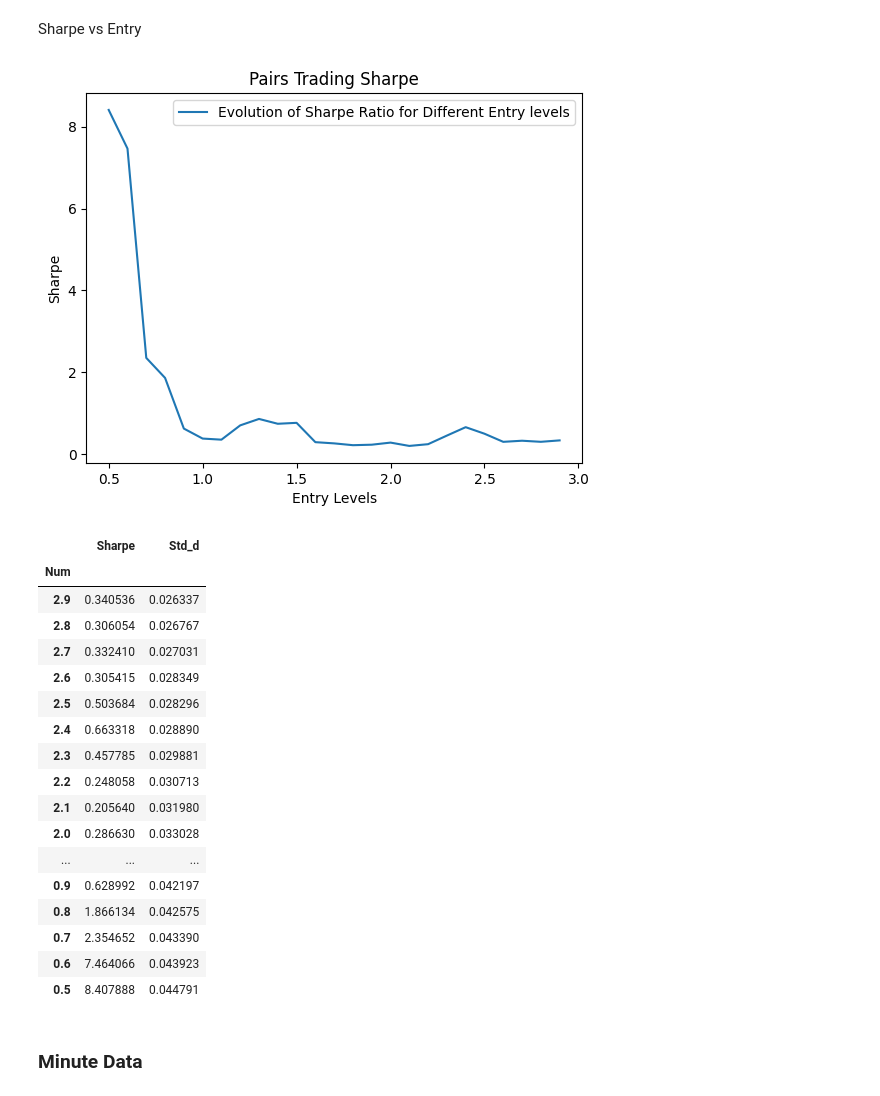
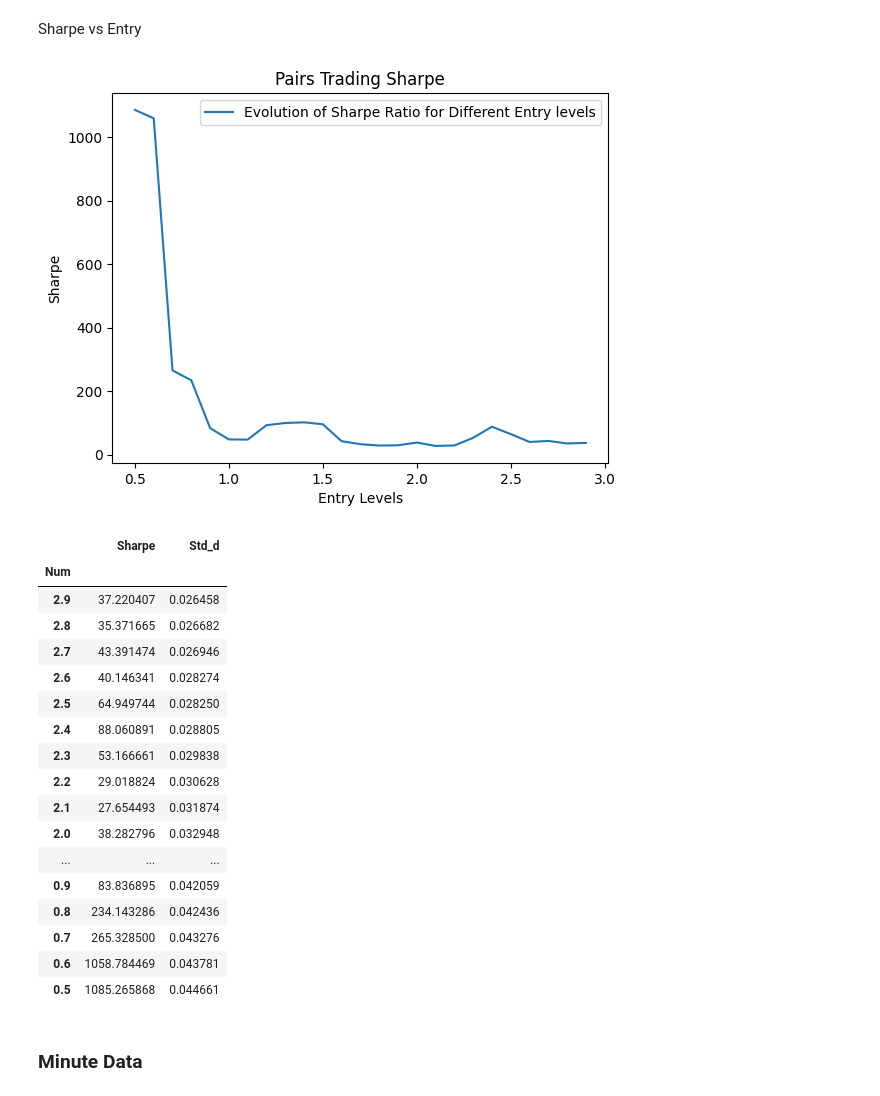
Before and after one commit to Austinai123/minute-data-fetcher, a Jupyter notebook: minute-price-fetcher.ipynb, the cells around one changed output. Drawn from its saved outputs; the diff is of its cells as text; code cells hidden in the pictures.

```diff
--- a/minute-price-fetcher.ipynb
+++ b/minute-price-fetcher.ipynb
@@ -280,7 +240,8 @@ def get_all_OHLC_data(symbol, timeframe, limit=1000):
         if len(OHLC_data) == 0:
             break  # Break the loop if no more data is available
 
-        combined_OHLC = pd.concat([combined_OHLC, OHLC_data], ignore_index=True)
+        if not OHLC_data.dropna(how='all').empty:
+            combined_OHLC = pd.concat([combined_OHLC, OHLC_data], ignore_index=True)
 
     combined_OHLC["Time"] = [
         datetime.fromtimestamp(float(time) / 1000) for time in combined_OHLC["Time"]
@@ -866,19 +823,17 @@ for time, signals_stock in btest.iterrows():
             spread_side = "long"
 
     elif spread_side == "long":
-        eth_return = btest["ETH"][counter] / btest["ETH"][counter - 1] - 1.0
-        btc_return = btest["BTC"][counter] / btest["BTC"][counter - 1] - 1.0
+        eth_return = btest["ETH"].iloc[counter] / btest["ETH"].iloc[counter - 1] - 1.0
+        btc_return = btest["BTC"].iloc[counter] / btest["BTC"].iloc[counter - 1] - 1.0
         backtest_result.append([time, eth_return, -btc_return, spread_side])
 
-        if long_ex == True:
+        if long_ex:
             spread_side = None
 
     elif spread_side == "short":
-        eth_return = btest["ETH"][counter] / btest["ETH"][counter - 1] - 1.0
-        btc_return = btest["BTC"][counter] / btest["BTC"][counter - 1] - 1.0
+        eth_return = btest["ETH"].iloc[counter] / btest["ETH"].iloc[counter - 1] - 1.0
+        btc_return = btest["BTC"].iloc[counter] / btest["BTC"].iloc[counter - 1] - 1.0
         backtest_result.append([time, -eth_return, btc_return, spread_side])
 
         if short_ex == True:
             spread_side = None
-
-backtest_result
@@ -1040,16 +979,16 @@ def backtest(errors, signal_entry, signal_exit, X_data, Y_data, value):
                 spread_side = "long"
 
         elif spread_side == "long":
-            y_return = btest["Y"][counter] / btest["Y"][counter - 1] - 1.0
-            x_return = btest["X"][counter] / btest["X"][counter - 1] - 1.0
+            y_return = btest["Y"].iloc[counter] / btest["Y"].iloc[counter - 1] - 1.0
+            x_return = btest["X"].iloc[counter] / btest["X"].iloc[counter - 1] - 1.0
             backtest_result.append([time, y_return, -x_return, spread_side])
 
             if long_ex == True:
                 spread_side = None
 
         elif spread_side == "short":
-            y_return = btest["Y"][counter] / btest["Y"][counter - 1] - 1.0
-            x_return = btest["X"][counter] / btest["X"][counter - 1] - 1.0
+            y_return = btest["Y"].iloc[counter] / btest["Y"].iloc[counter - 1] - 1.0
+            x_return = btest["X"].iloc[counter] / btest["X"].iloc[counter - 1] - 1.0
             backtest_result.append([time, -y_return, x_return, spread_side])
 
             if short_ex == True:
@@ -1277,7 +1216,7 @@ final_df = pd.DataFrame(columns=["Num", "Sharpe", "Std_d"])
 for num in range(5, 30):
     num = num / 10
     profit = final_profit(btc_train_1, eth_train_1, signal_entry=num) - 1
-    profit = profit / len(btc_train_1) * 365
+    # profit = profit / len(btc_train_1) * 365
     std_dev = std_dev_returns(btc_train_1, eth_train_1, signal_entry=num) * sqrt(365)
     sharpe = profit / std_dev
     final_df.loc[-1] = [num, sharpe, std_dev]
@@ -1385,45 +1324,45 @@ Sharpe vs Entry
 # %%
 final_df = pd.DataFrame(columns=["Num", "Sharpe", "Std_d"])
 for num in range(5, 30):
     num = num / 10
     profit = final_profit(btc_train_2, eth_train_2, signal_entry=num) - 1
-    profit = profit / len(btc_train_2) * 365
+    # profit = profit / len(btc_train_2) * 365
     std_dev = std_dev_returns(btc_train_2, eth_train_2, signal_entry=num) * sqrt(365)
     sharpe = profit / std_dev
     final_df.loc[-1] = [num, sharpe, std_dev]
     final_df.index = final_df.index + 1
     final_df = final_df.sort_index()
 
 final_df.set_index("Num", inplace=True)
 
 final_df["Sharpe"].plot(label="Evolution of Sharpe Ratio for Different Entry levels")
 plt.title("Pairs Trading Sharpe")
 plt.xlabel("Entry Levels")
 plt.ylabel("Sharpe")
 plt.legend()
 plt.show()
 
 final_df
 # %% [output]
-[figure, old version]
+[figure, new version]
 |  | Sharpe | Std_d |
 | Num |  |  |
-| 2.9 | 0.340536 | 0.026337 |
-| 2.8 | 0.306054 | 0.026767 |
-| 2.7 | 0.332410 | 0.027031 |
-| 2.6 | 0.305415 | 0.028349 |
-| 2.5 | 0.503684 | 0.028296 |
-| 2.4 | 0.663318 | 0.028890 |
-| 2.3 | 0.457785 | 0.029881 |
-| 2.2 | 0.248058 | 0.030713 |
-| 2.1 | 0.205640 | 0.031980 |
-| 2.0 | 0.286630 | 0.033028 |
+| 2.9 | 37.220407 | 0.026458 |
+| 2.8 | 35.371665 | 0.026682 |
+| 2.7 | 43.391474 | 0.026946 |
+| 2.6 | 40.146341 | 0.028274 |
+| 2.5 | 64.949744 | 0.028250 |
+| 2.4 | 88.060891 | 0.028805 |
+| 2.3 | 53.166661 | 0.029838 |
+| 2.2 | 29.018824 | 0.030628 |
+| 2.1 | 27.654493 | 0.031874 |
+| 2.0 | 38.282796 | 0.032948 |
 | ... | ... | ... |
-| 0.9 | 0.628992 | 0.042197 |
-| 0.8 | 1.866134 | 0.042575 |
-| 0.7 | 2.354652 | 0.043390 |
-| 0.6 | 7.464066 | 0.043923 |
-| 0.5 | 8.407888 | 0.044791 |
+| 0.9 | 83.836895 | 0.042059 |
+| 0.8 | 234.143286 | 0.042436 |
+| 0.7 | 265.328500 | 0.043276 |
+| 0.6 | 1058.784469 | 0.043781 |
+| 0.5 | 1085.265868 | 0.044661 |
 # %% [markdown]
 ### Minute Data
 # %% [markdown]
```
Also changed, not shown: parts of 15 cells of this notebook.
